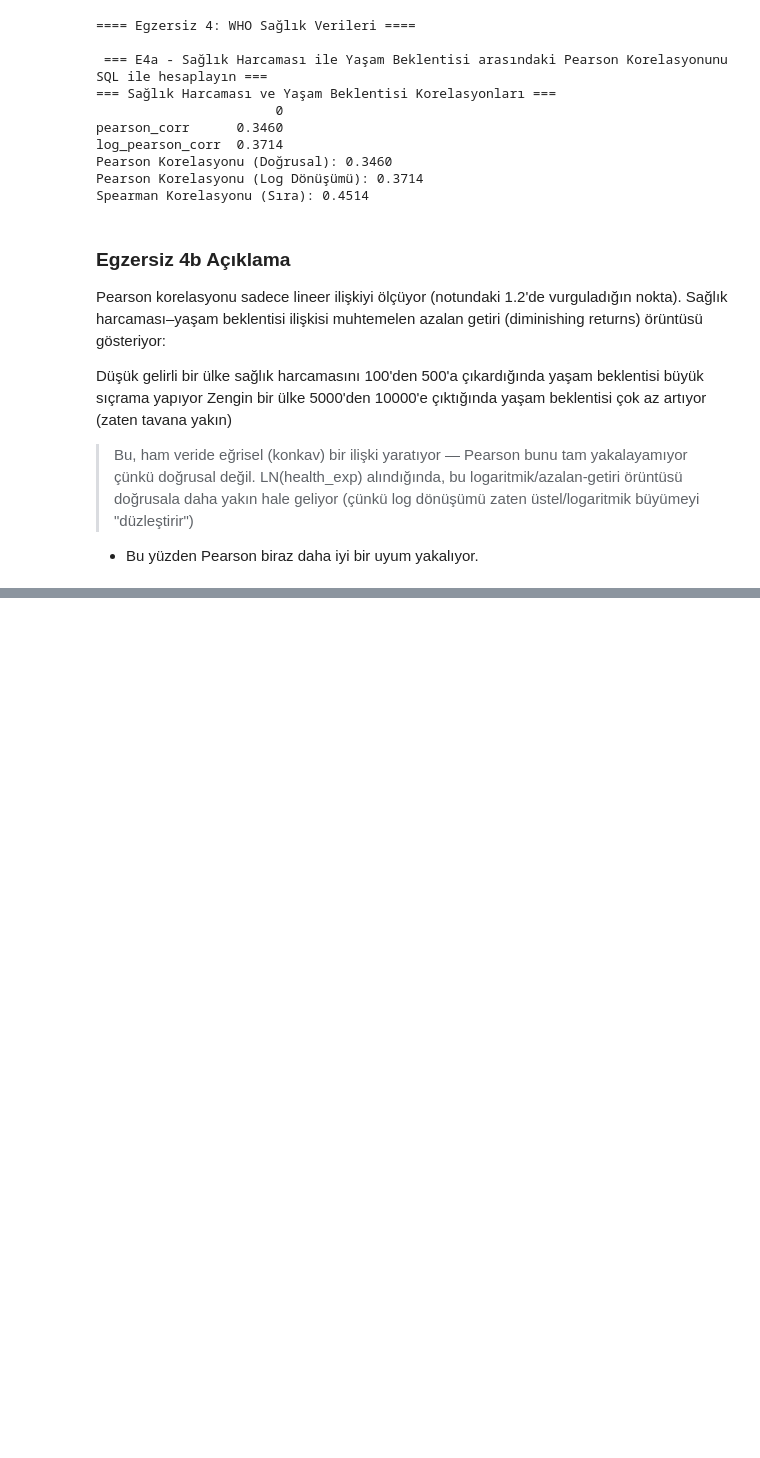
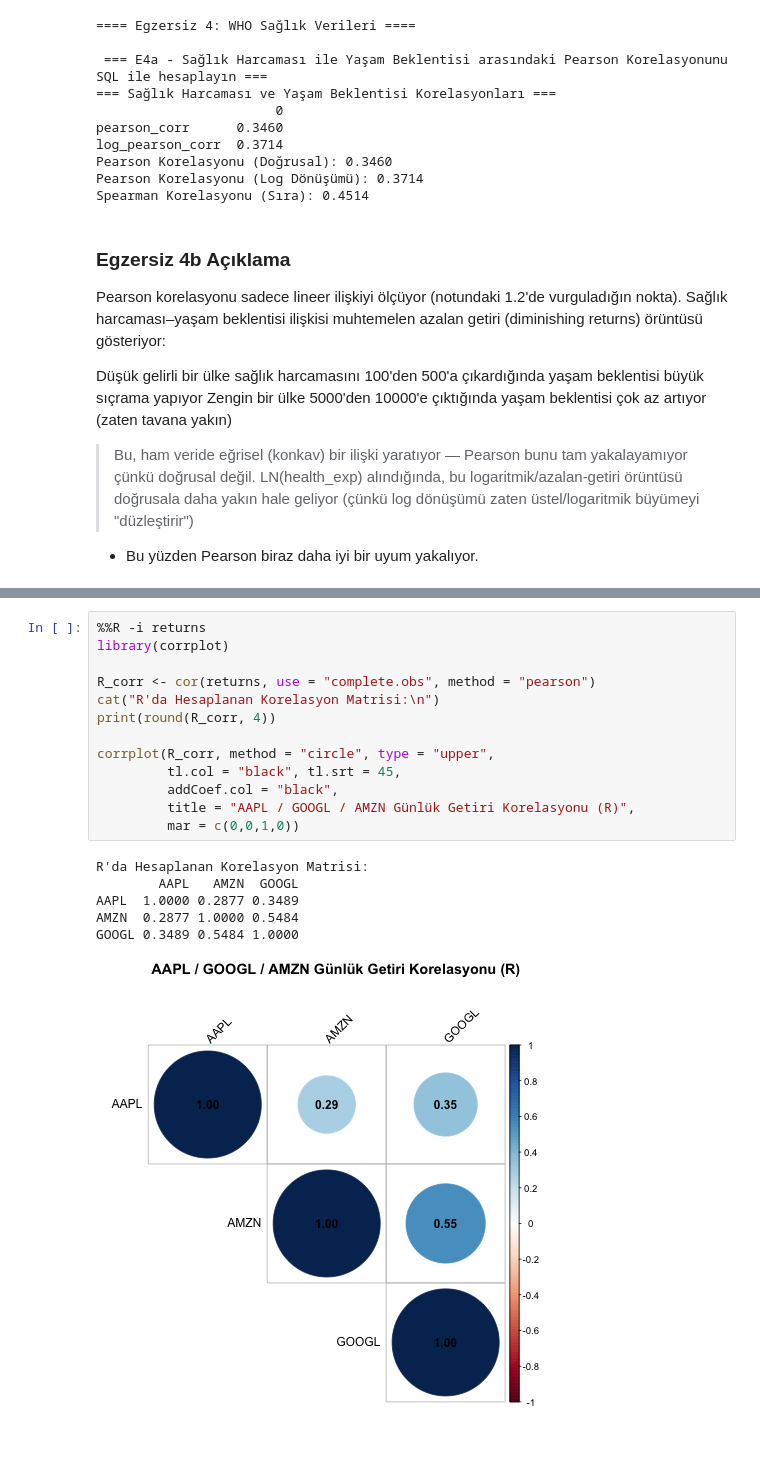
Before and after one commit to MelihKotman/DS-Mastery-Journey, a Jupyter notebook: probability-lab/04_joint_distributions/covariance_correlation.ipynb, the cells around one changed output, grey strips where cells are left out. Saved outputs shown, nothing was run; the diff lists cells and outputs as text; blank space fills up the shorter version.

```diff
--- a/probability-lab/04_joint_distributions/covariance_correlation.ipynb
+++ b/probability-lab/04_joint_distributions/covariance_correlation.ipynb
@@ -651,0 +658,20 @@ Zengin bir ülke 5000'den 10000'e çıktığında yaşam beklentisi çok az art
+# %%
+%%R -i returns
+library(corrplot)
+
+R_corr <- cor(returns, use = "complete.obs", method = "pearson")
+cat("R'da Hesaplanan Korelasyon Matrisi:\n")
+print(round(R_corr, 4))
+
+corrplot(R_corr, method = "circle", type = "upper",
+         tl.col = "black", tl.srt = 45,
+         addCoef.col = "black",
+         title = "AAPL / GOOGL / AMZN Günlük Getiri Korelasyonu (R)",
+         mar = c(0,0,1,0))
+# %% [output]
+R'da Hesaplanan Korelasyon Matrisi:
+        AAPL   AMZN  GOOGL
+AAPL  1.0000 0.2877 0.3489
+AMZN  0.2877 1.0000 0.5484
+GOOGL 0.3489 0.5484 1.0000
+[figure, added]
```
Also changed, not shown: parts of 5 cells of this notebook, 1 other file.
